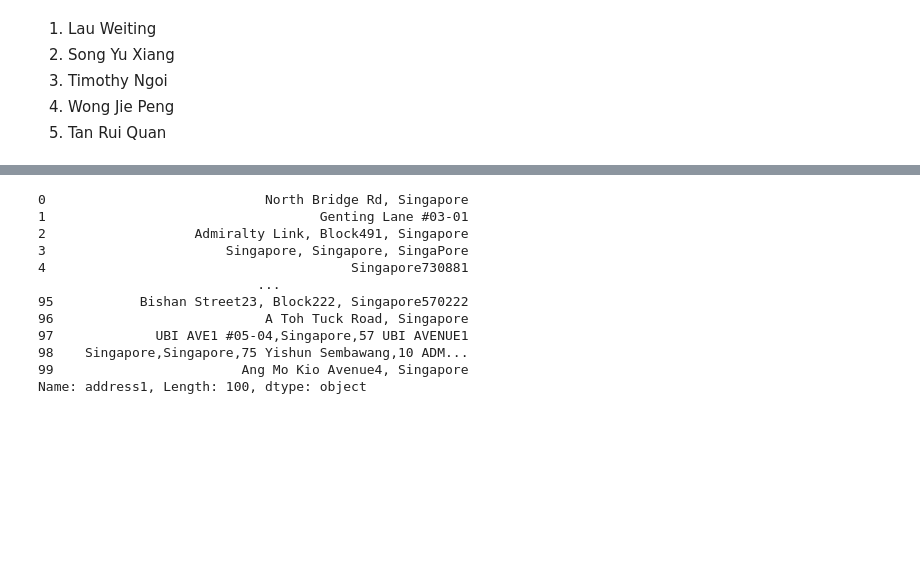
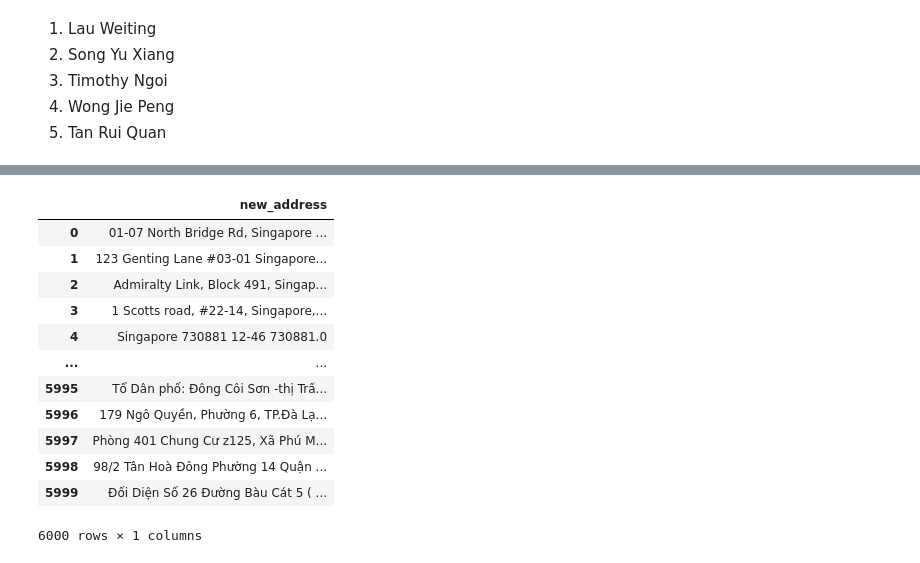
Before and after one commit to mcbebu/Sleep-Code-Repeat, a Jupyter notebook: Cleaning of Data.ipynb, the cells around one changed output, grey strips where cells are left out. Saved outputs shown, nothing was run; the diff lists cells and outputs as text; code cells hidden in the pictures; blank space fills up the shorter version.

```diff
--- a/Cleaning of Data.ipynb
+++ b/Cleaning of Data.ipynb
@@ -14,6 +14,14 @@ import matplotlib.pyplot as plt
 import seaborn as sns
 
 import re
+# %%
+pd.set_option('display.max_columns', 500)
+pd.set_option('display.width', 1000)
+pd.set_option('display.max_rows', 500)
+pd.get_option('max_colwidth')
+pd.set_option('max_colwidth', 500)
 # %%
 df1 = pd.read_csv("shipper_address_sample.csv",lineterminator='\n')
 df1.head()
+
+df2 = pd.DataFrame()
@@ -79,0 +28,4 @@ This is output: Margarita  Street  Gulod  Novaliches  Quezon  City,  Quezon  Cit
+# %%
+# Concat everything
+
+df2['new_address'] = df1[df1.columns[2:8]].apply(lambda x: ' '.join(x.dropna().astype(str)),axis=1)
@@ -79,0 +41,23 @@ This is output: Margarita  Street  Gulod  Novaliches  Quezon  City,  Quezon  Cit
+# %%
+def unique_words(word):
+    new_sentence = word.split(" ")
+    new_listing = []
+    for element in new_sentence:
+        if element.isalpha():
+            if len(element) <= 1:
+                element = element[0].upper()
+            else:
+                element = element.capitalize()
+        elif element.isdigit():
+            element = int(element)
+            element = str(element)
+            print(element)
+
+        if element not in new_listing:
+            new_listing.append(element)
+
+    new_word = " ".join(new_listing)
+    return new_word
+
+
+df2['new_address'] = df2['new_address'].apply(unique_words)
@@ -79,0 +82,16 @@ This is output: Margarita  Street  Gulod  Novaliches  Quezon  City,  Quezon  Cit
+# %%
+df2
+# %% [output]
+|  | new_address |
+| 0 | 01-07 North Bridge Rd, Singapore ... |
+| 1 | 123 Genting Lane #03-01 Singapore... |
+| 2 | Admiralty Link, Block 491, Singap... |
+| 3 | 1 Scotts road, #22-14, Singapore,... |
+| 4 | Singapore 730881 12-46 730881.0 |
+| ... | ... |
+| 5995 | Tổ Dân phố: Đông Côi Sơn -thị Trấ... |
+| 5996 | 179 Ngô Quyền, Phường 6, TP.Đà Lạ... |
+| 5997 | Phòng 401 Chung Cư z125, Xã Phú M... |
+| 5998 | 98/2 Tân Hoà Đông Phường 14 Quận ... |
+| 5999 | Đối Diện Số 26 Đường Bàu Cát 5 ( ... |
+6000 rows × 1 columns
@@ -93,15 +115,0 @@ df1['address1'] = df1['address1'].apply(add_a_space_in_front_of_hashtags)
-# %%
-df1['address1'].head(100)
-# %% [output]
-0                            North Bridge Rd, Singapore
-1                                   Genting Lane #03-01
-2                   Admiralty Link, Block491, Singapore
-3                       Singapore, Singapore, SingaPore
-4                                       Singapore730881
-                            ...
-95           Bishan Street23, Block222, Singapore570222
-96                           A Toh Tuck Road, Singapore
-97             UBI AVE1 #05-04,Singapore,57 UBI AVENUE1
-98    Singapore,Singapore,75 Yishun Sembawang,10 ADM...
-99                        Ang Mo Kio Avenue4, Singapore
-Name: address1, Length: 100, dtype: object
```
Also changed, not shown: parts of 9 cells of this notebook.
